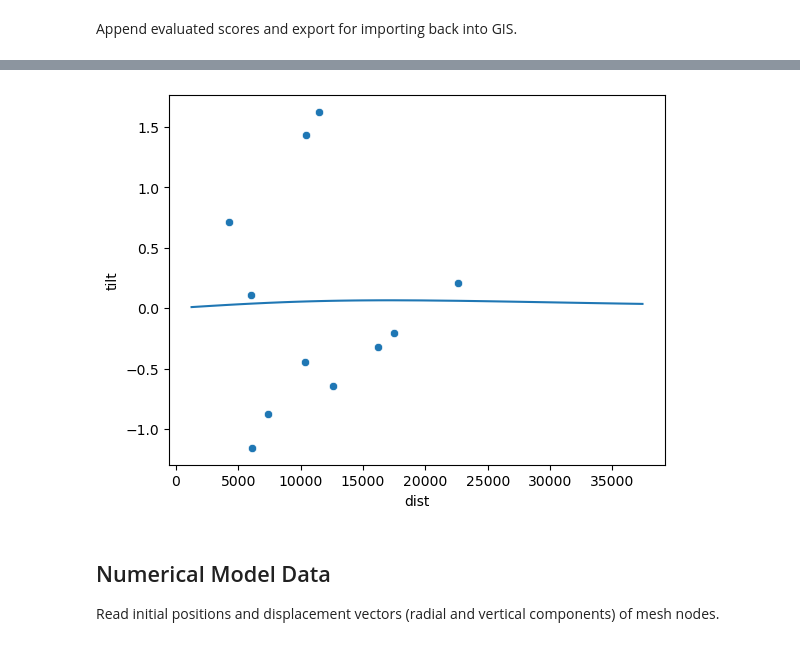
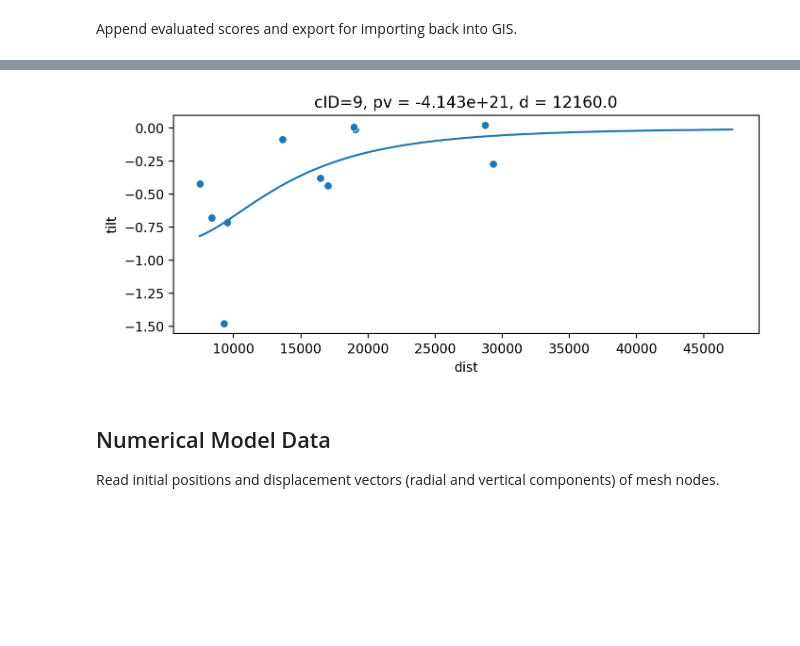
Before and after one commit to hernypeterson/thesis, a Jupyter notebook: code.ipynb, the cells around one changed output, grey strips where cells are left out. Saved outputs shown, nothing was run; the diff lists cells and outputs as text; code cells hidden in the pictures; blank space fills up the shorter version.

```diff
--- a/code.ipynb
+++ b/code.ipynb
@@ -159,6 +169,11 @@ map_path = "../GEOL192-GIS/data/"
 centers = pd.read_csv(f'{map_path}centers.csv').set_index('cID')
 samples = pd.read_csv(f'{map_path}samples.csv').set_index(['sID', 'FEATURE'])
 
+# just keep the discordant subset: where abs(AZ2 - AZ1) exceeds uncertainty
+samples = samples[
+    np.abs(signed_ang_diff(samples['AZ1'], samples['AZ2'])) > AZ1_UNCERTAINTY
+]
+
 cIDs = tuple(centers.index)
 sIDs = tuple(index[0] for index in samples.index)
 # %% [markdown]
@@ -183,7 +198,7 @@ class Center:
 
         sns.scatterplot(data=self.data, x='dist', y='tilt')
 
-        plt.title(f"Tilt from Center {self.cID}")
+        plt.title(f"Tilt from Center {self.cID} under cutoff: {MAX_PV = }, {TEST_D = }")
         plt.xlabel("Distance (km)")
         plt.ylabel("Tilt (deg)")
 
@@ -289,7 +304,7 @@ def summit_score(df: pd.DataFrame):
 
 def num_tiltable(df: pd.DataFrame):
     '''high is good: more samples are consistent with center'''
-    return df['tilt'].notna().sum()
+    return len(df)
 
 
 def mogi_curve_fit(df: pd.DataFrame):
@@ -378,16 +422,11 @@ sns.scatterplot(data=centers_eval,x='LON',y='LAT',c=centers_eval['SE_pv'])
 # %%
 def spot_check(cID: int, pop: Population):
-    # fig = plt.figure(figsize=(8, 3), dpi=200)
+    fig = plt.figure(figsize=(8, 3), dpi=200)
     spot_check = centers_calc[cID - 1].data.loc[(pop.sIDs, pop.feature), :]
     sns.scatterplot(data=spot_check,x='dist',y='tilt')
     eval = centers_eval.loc[cID]
     pv = eval[f'{pop.name}_pv']
     d = eval[f'{pop.name}_d']
-    sns.lineplot(x=spot_check['dist'],y=mogi_tilt(spot_check['dist'], pv, d))
-    # plt.title(f"{cID=}, pv = {round(pv, -22)}, d = {round(d, -1)}")
-
-for i in range(400,600):
-    try:
-        spot_check(i, pops[0])
-    except:
-        continue
+    mogi_dist = np.linspace(np.min(spot_check['dist']),np.max(spot_check['dist']), 100)
+    sns.lineplot(x=mogi_dist,y=mogi_tilt(mogi_dist, pv, d))
+    plt.title(f"{cID=}, pv = {round(pv, -18)}, d = {round(d, -1)}")
@@ -396,7 +433,7 @@ for i in range(400,600):
 # %%
-spot_check(59, pops[0])
+spot_check(9, pops[0])
 # %% [output]
-[figure, old version]
+[figure, new version]
 # %% [markdown]
 ## Numerical Model Data
 
```
Also changed, not shown: parts of 19 cells of this notebook, 7 other files.
